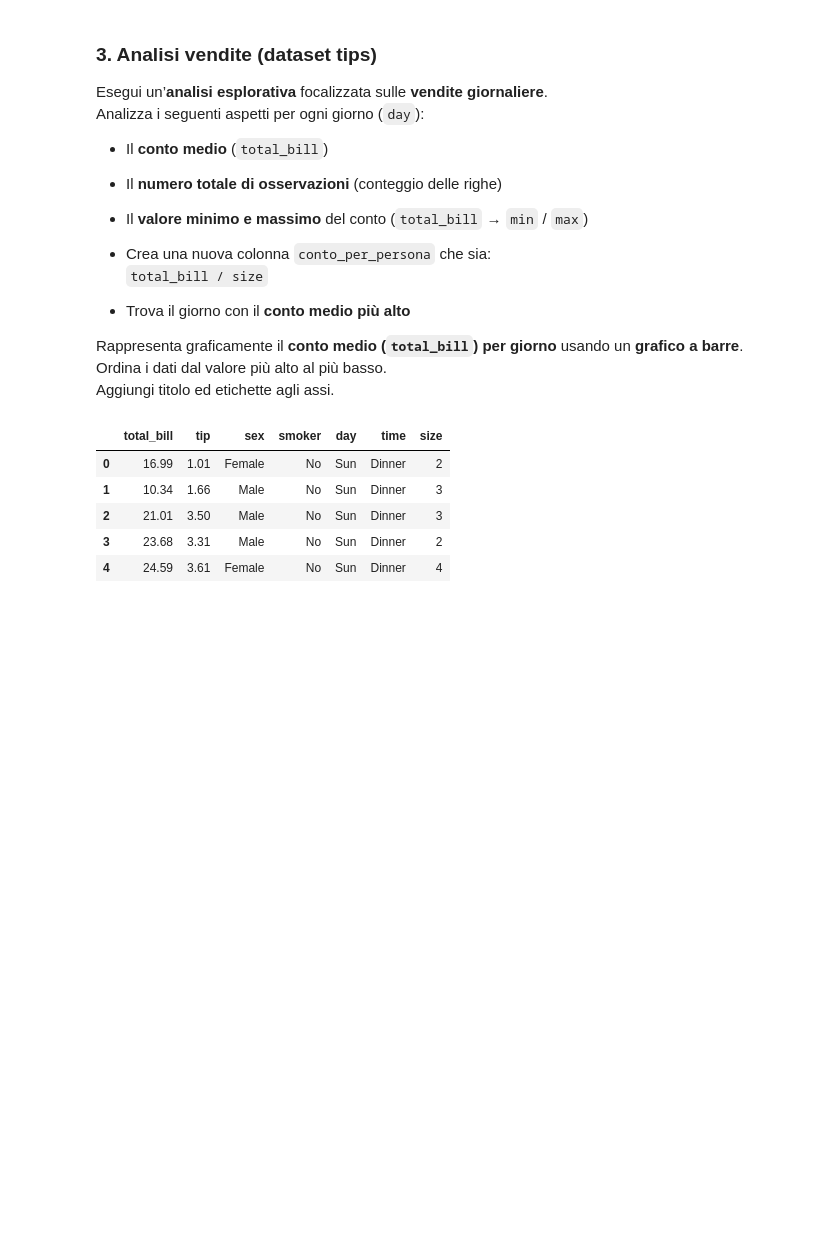
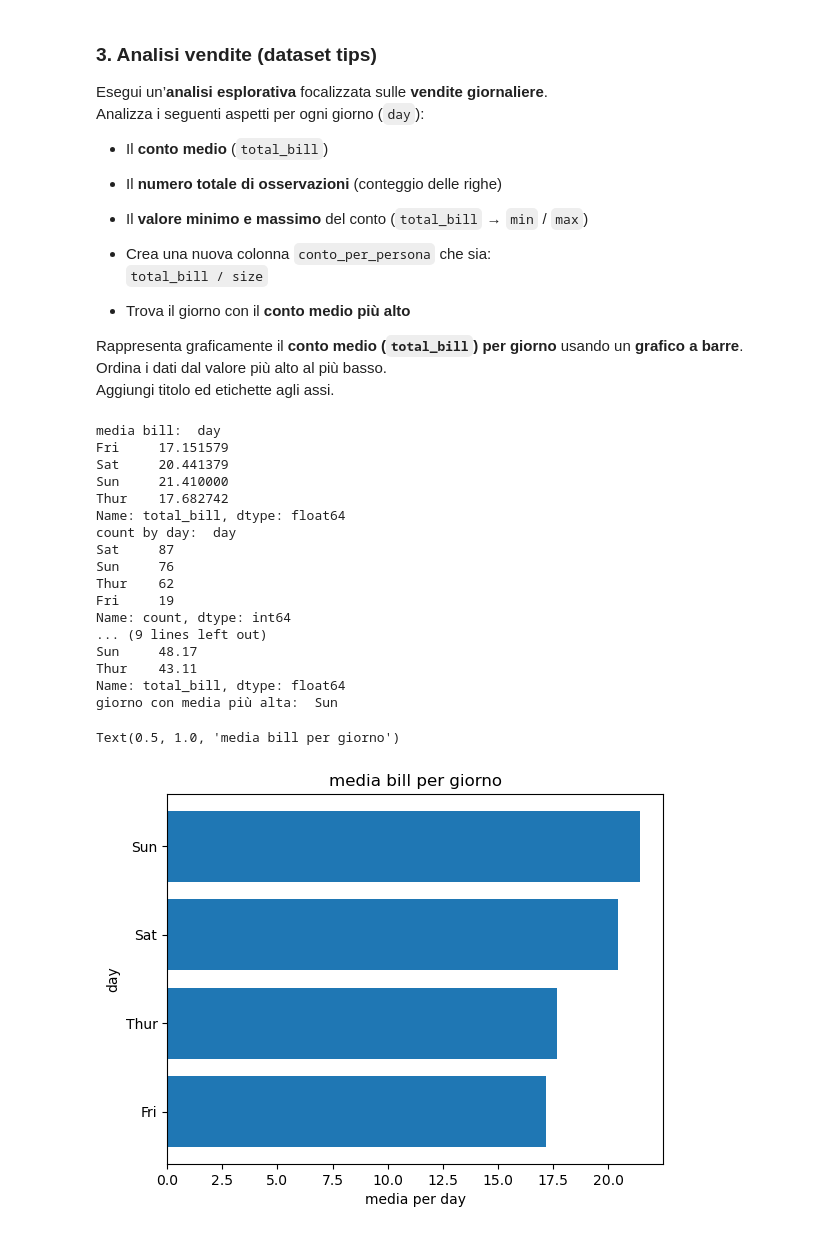
Before and after one commit to nickol00/prog2, a Jupyter notebook: 3.5_Esercizi_lez_3.ipynb, the cells around one changed output. Cells and saved outputs as stored; diff of their text form; code cells hidden in the pictures; blank space fills up the shorter version.

```diff
--- a/3.5_Esercizi_lez_3.ipynb
+++ b/3.5_Esercizi_lez_3.ipynb
@@ -91,15 +108,45 @@ Analizza i seguenti aspetti per ogni giorno (`day`):
 Rappresenta graficamente il **conto medio (`total_bill`) per giorno** usando un **grafico a barre**.
 Ordina i dati dal valore più alto al più basso.
 Aggiungi titolo ed etichette agli assi.
-# %%
-url = "https://raw.githubusercontent.com/mwaskom/seaborn-data/master/tips.csv"
-df = pd.read_csv(url)
-
-df.head()
-# %% [output]
-|  | total_bill | tip | sex | smoker | day | time | size |
-| 0 | 16.99 | 1.01 | Female | No | Sun | Dinner | 2 |
-| 1 | 10.34 | 1.66 | Male | No | Sun | Dinner | 3 |
-| 2 | 21.01 | 3.50 | Male | No | Sun | Dinner | 3 |
-| 3 | 23.68 | 3.31 | Male | No | Sun | Dinner | 2 |
-| 4 | 24.59 | 3.61 | Female | No | Sun | Dinner | 4 |
+# %%
+url = "https://raw.githubusercontent.com/mwaskom/seaborn-data/master/tips.csv"
+df = pd.read_csv(url)
+df.head()
+media_per_day = df.groupby("day")["total_bill"].mean(skipna=True)
+print("media bill: ", media_per_day)
+#
+count_by_day = df.value_counts("day")
+print("count by day: ", count_by_day)
+
+min_bill = df.groupby("day")["total_bill"].min()
+max_bill = df.groupby("day")["total_bill"].max()
+print("min bill by day: ", min_bill)
+print("max bill by day: ", max_bill)
+
+df["conto_per_persona"]=df["total_bill"]/df["size"]
+media_per_day.sort_values(ascending=True,inplace=True)
+print("giorno con media più alta: ",media_per_day.idxmax())
+plt.barh(media_per_day.index,media_per_day.values)
+plt.xlabel("media per day")
+plt.ylabel("day")
+plt.title("media bill per giorno")
+# %% [output]
+media bill:  day
+Fri     17.151579
+Sat     20.441379
+Sun     21.410000
+Thur    17.682742
+Name: total_bill, dtype: float64
+count by day:  day
+Sat     87
+Sun     76
+Thur    62
+Fri     19
+Name: count, dtype: int64
+... (9 lines left out)
+Sun     48.17
+Thur    43.11
+Name: total_bill, dtype: float64
+giorno con media più alta:  Sun
+Text(0.5, 1.0, 'media bill per giorno')
+[figure, added]
```
Also changed, not shown: parts of 1 cell of this notebook.
